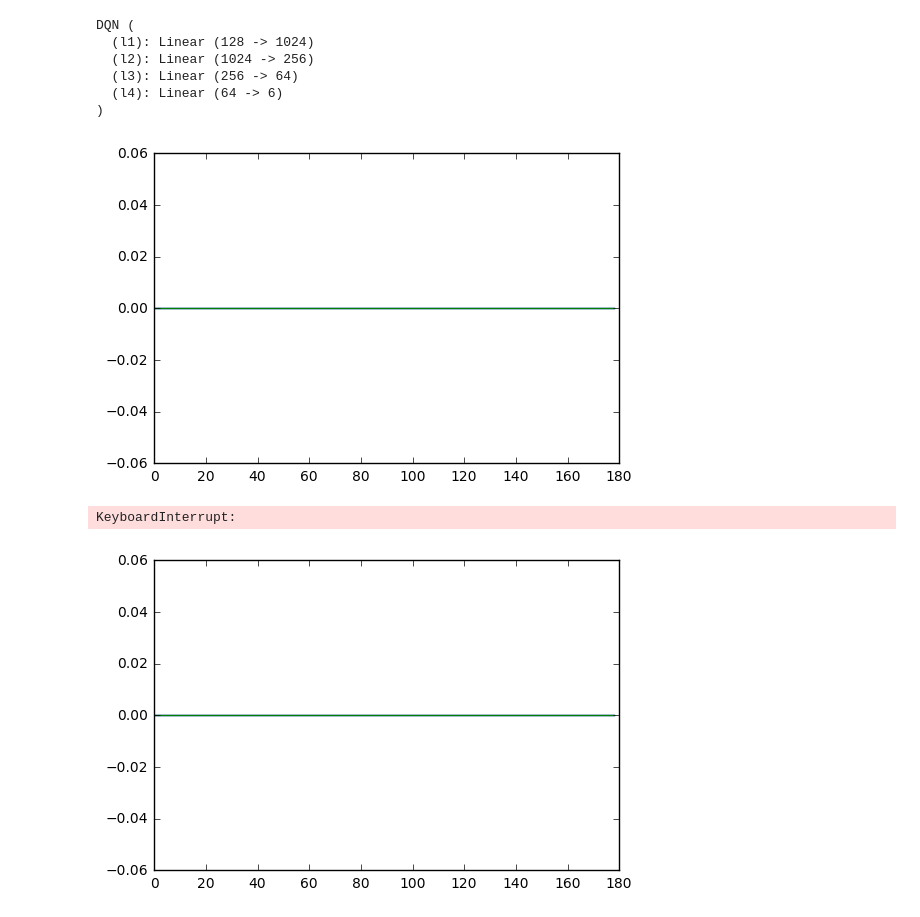
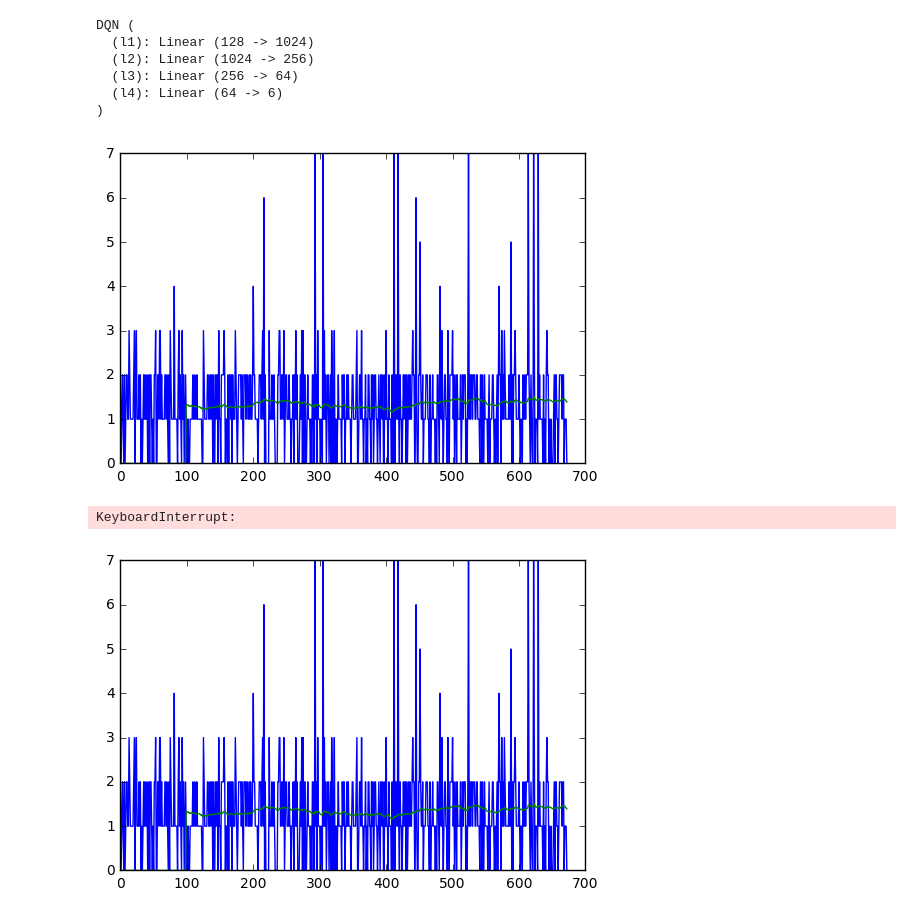
Before and after one commit to nabergh/atari-ram-deep-rl, a Jupyter notebook: simple dql.ipynb, the cells around one changed output. Cells and saved outputs as stored; diff of their text form; code cells hidden in the pictures.

Commit message:
reward is recorded correctly

```diff
--- a/simple dql.ipynb
+++ b/simple dql.ipynb
@@ -94,11 +97,12 @@ def select_action(state):
     global steps_done
     sample = random.random()
     eps_threshold = EPS_END + (EPS_START - EPS_END) * math.exp(-1. * steps_done / EPS_DECAY)
+#     eps_threshold = 1
     steps_done += 1
     if sample > eps_threshold:
         return model(Variable(state.view(1, len(state)).clone().type(dtype), volatile=True)).data.max(1)[1].cpu()
     else:
-        return torch.LongTensor([[random.randrange(2)]])
+        return torch.LongTensor([[env.action_space.sample()]])
 
 def plot_scores():
     plt.figure(1)
@@ -143,28 +147,30 @@ def optimize_model():
 # %%
 episode_scores = []
 for i_episode in count(1):
 
     state = torch.from_numpy(env.reset()).float()
+    total_reward = 0
 
     for t in count():
         action = select_action(state)
         next_state, reward, done, _ = env.step(action[0,0])
         reward = torch.Tensor([reward])
         next_state = torch.from_numpy(next_state).float()
 
         memory.push(state, action, next_state, reward)
 
         # Move to the next state
         state = next_state
 
         # Perform one step of the optimization (on the target network)
         optimize_model()
 
+        total_reward += reward
         if done:
-            episode_scores.append(reward[0])
+            episode_scores.append(total_reward[0])
             plot_scores()
             break
 # %% [output]
-[figure, old version]
+[figure, new version]
 KeyboardInterrupt:
-[figure, old version]
+[figure, new version]
```
Also changed, not shown: parts of 2 cells of this notebook, 1 other file.
